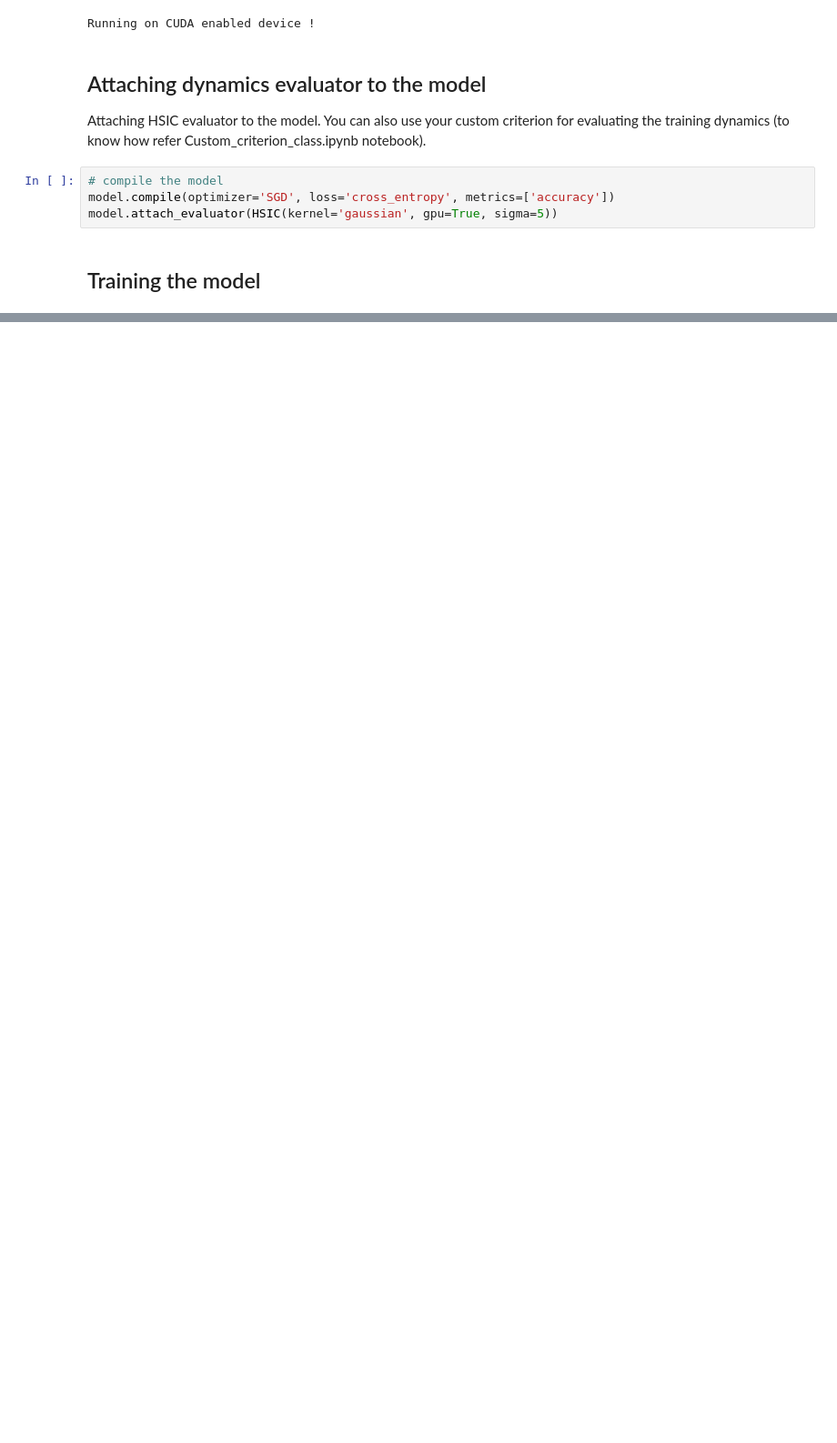
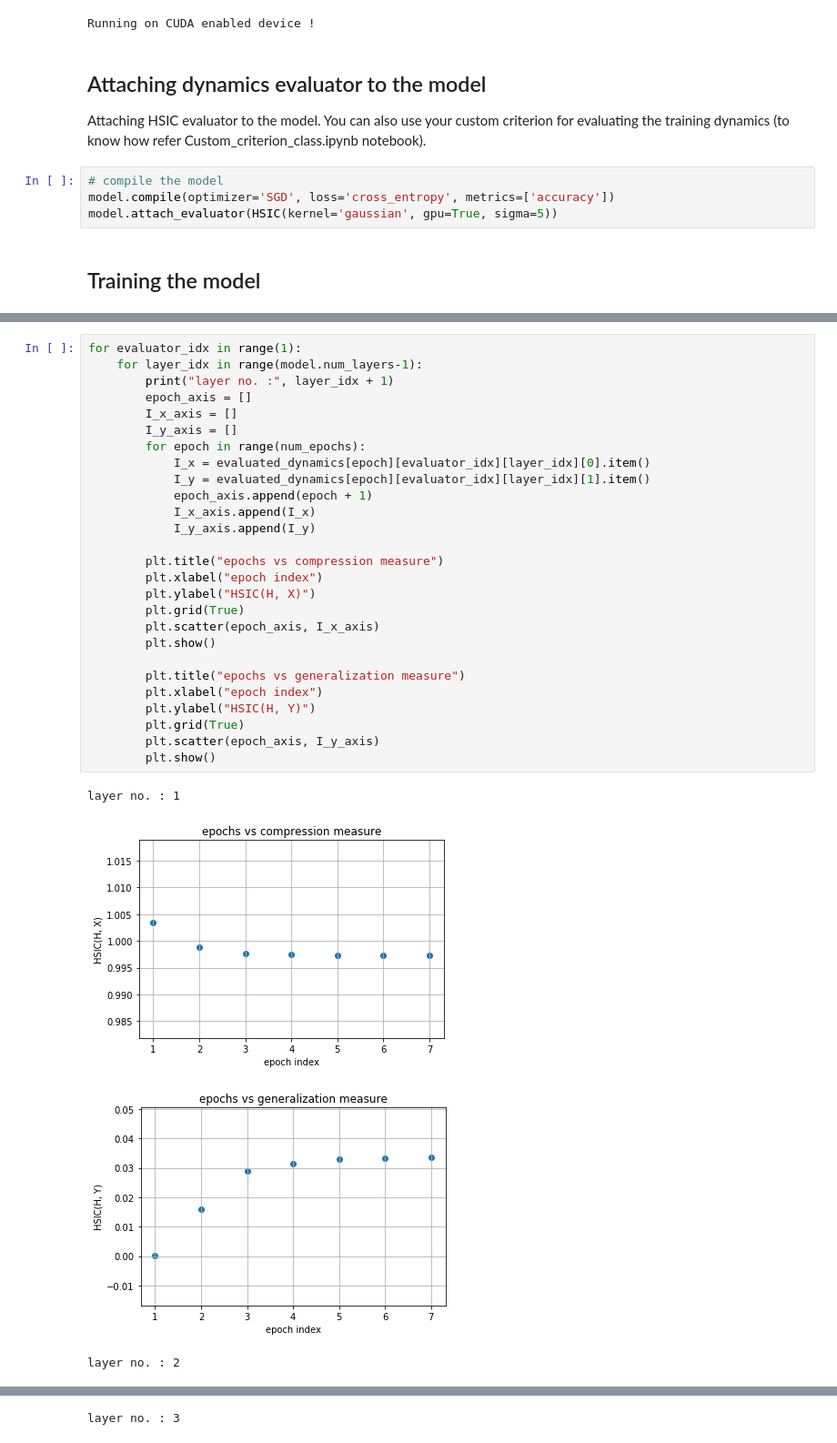
Before and after one commit to spino17/PyGlow, a Jupyter notebook: docs/source/examples/Analysing_dynamics_HS_Criterion.ipynb, the cells around one changed output, grey strips where cells are left out. Shown: that part at 91% size. Drawn from its saved outputs; the diff is of its cells as text; blank space fills up the shorter version.

```diff
--- a/docs/source/examples/Analysing_dynamics_HS_Criterion.ipynb
+++ b/docs/source/examples/Analysing_dynamics_HS_Criterion.ipynb
@@ -66,0 +148,32 @@ loss: 1.65 - acc: 0.88
+# %%
+for evaluator_idx in range(1):
+    for layer_idx in range(model.num_layers-1):
+        print("layer no. :", layer_idx + 1)
+        epoch_axis = []
+        I_x_axis = []
+        I_y_axis = []
+        for epoch in range(num_epochs):
+            I_x = evaluated_dynamics[epoch][evaluator_idx][layer_idx][0].item()
+            I_y = evaluated_dynamics[epoch][evaluator_idx][layer_idx][1].item()
+            epoch_axis.append(epoch + 1)
+            I_x_axis.append(I_x)
+            I_y_axis.append(I_y)
+
+        plt.title("epochs vs compression measure")
+        plt.xlabel("epoch index")
+        plt.ylabel("HSIC(H, X)")
+        plt.grid(True)
+        plt.scatter(epoch_axis, I_x_axis)
+        plt.show()
+
+        plt.title("epochs vs generalization measure")
+        plt.xlabel("epoch index")
+        plt.ylabel("HSIC(H, Y)")
+        plt.grid(True)
+        plt.scatter(epoch_axis, I_y_axis)
+        plt.show()
+# %% [output]
+layer no. : 1
+[figure, added]
+[figure, added]
+layer no. : 2
@@ -66,0 +182 @@ loss: 1.65 - acc: 0.88
+layer no. : 3
```
Also changed, not shown: parts of 11 cells of this notebook, 2 other files.
